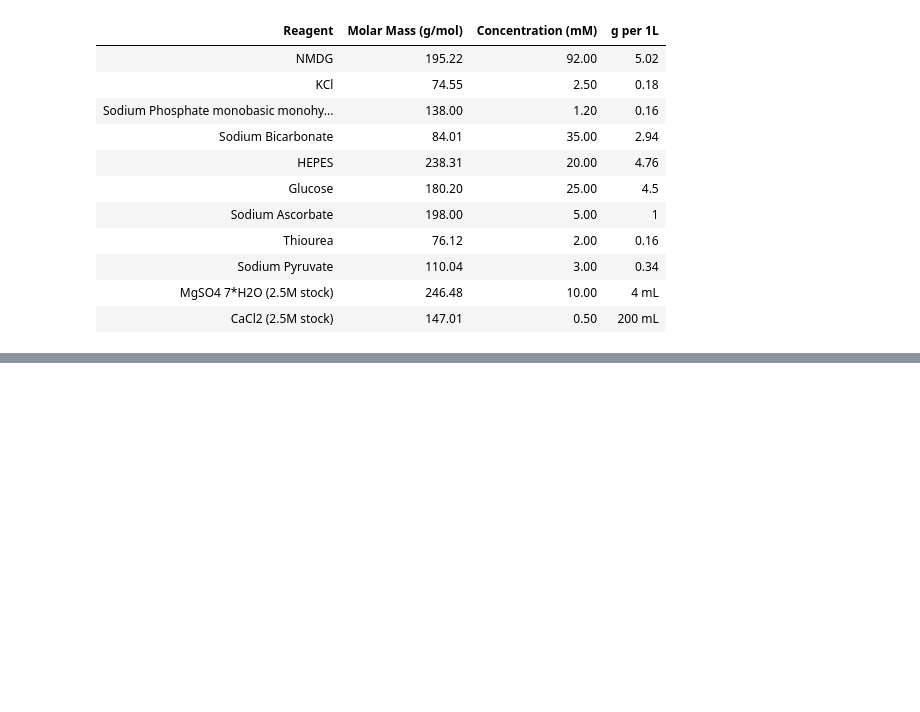
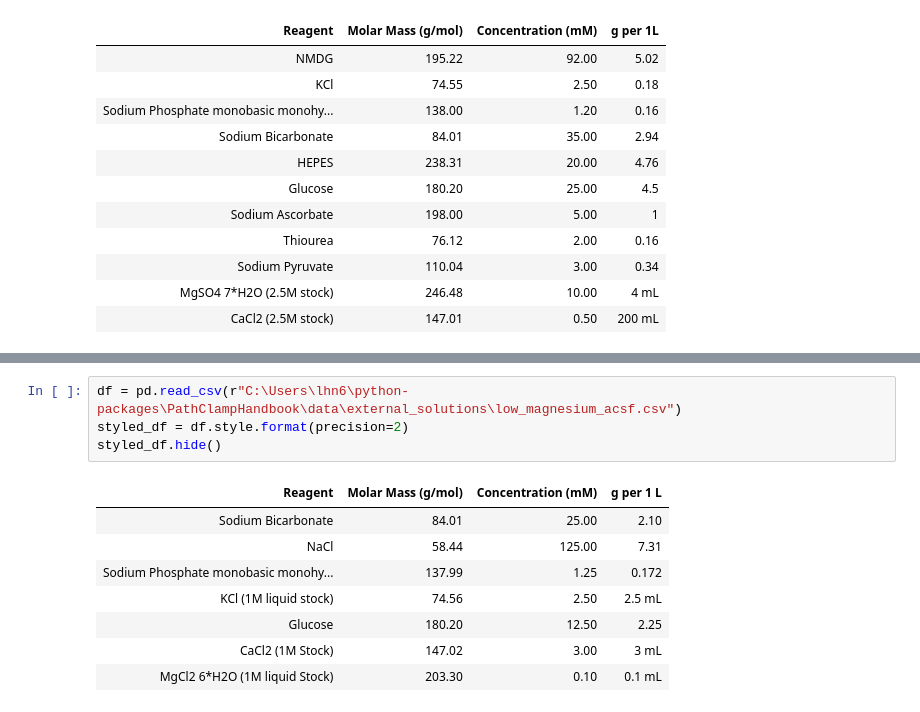
Before and after one commit to LarsHenrikNelson/PatchClampHandbook, a Jupyter notebook: nb/external_solutions.ipynb, the cells around one changed output, grey strips where cells are left out. Cells and saved outputs as stored; diff of their text form; blank space fills up the shorter version.

```diff
--- a/nb/external_solutions.ipynb
+++ b/nb/external_solutions.ipynb
@@ -104,0 +128,13 @@ styled_df.hide()
+# %%
+df = pd.read_csv(r"C:\Users\lhn6\python-packages\PathClampHandbook\data\external_solutions\low_magnesium_acsf.csv")
+styled_df = df.style.format(precision=2)
+styled_df.hide()
+# %% [output]
+| Reagent | Molar Mass (g/mol) | Concentration (mM) | g per 1 L |
+| Sodium Bicarbonate | 84.01 | 25.00 | 2.10 |
+| NaCl | 58.44 | 125.00 | 7.31 |
+| Sodium Phosphate monobasic monohy... | 137.99 | 1.25 | 0.172 |
+| KCl (1M liquid stock) | 74.56 | 2.50 | 2.5 mL |
+| Glucose | 180.20 | 12.50 | 2.25 |
+| CaCl2 (1M Stock) | 147.02 | 3.00 | 3 mL |
+| MgCl2 6*H2O (1M liquid Stock) | 203.30 | 0.10 | 0.1 mL |
```
Also changed, not shown: parts of 15 cells of this notebook, 11 other files.
